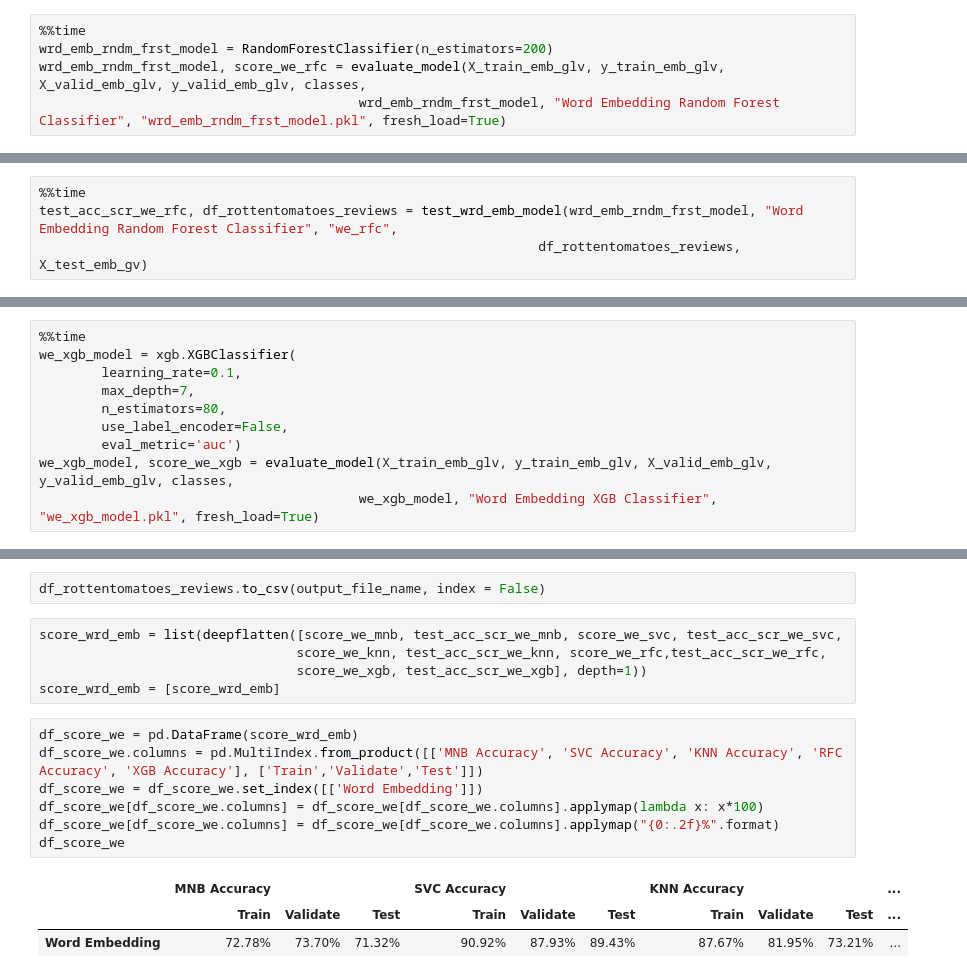
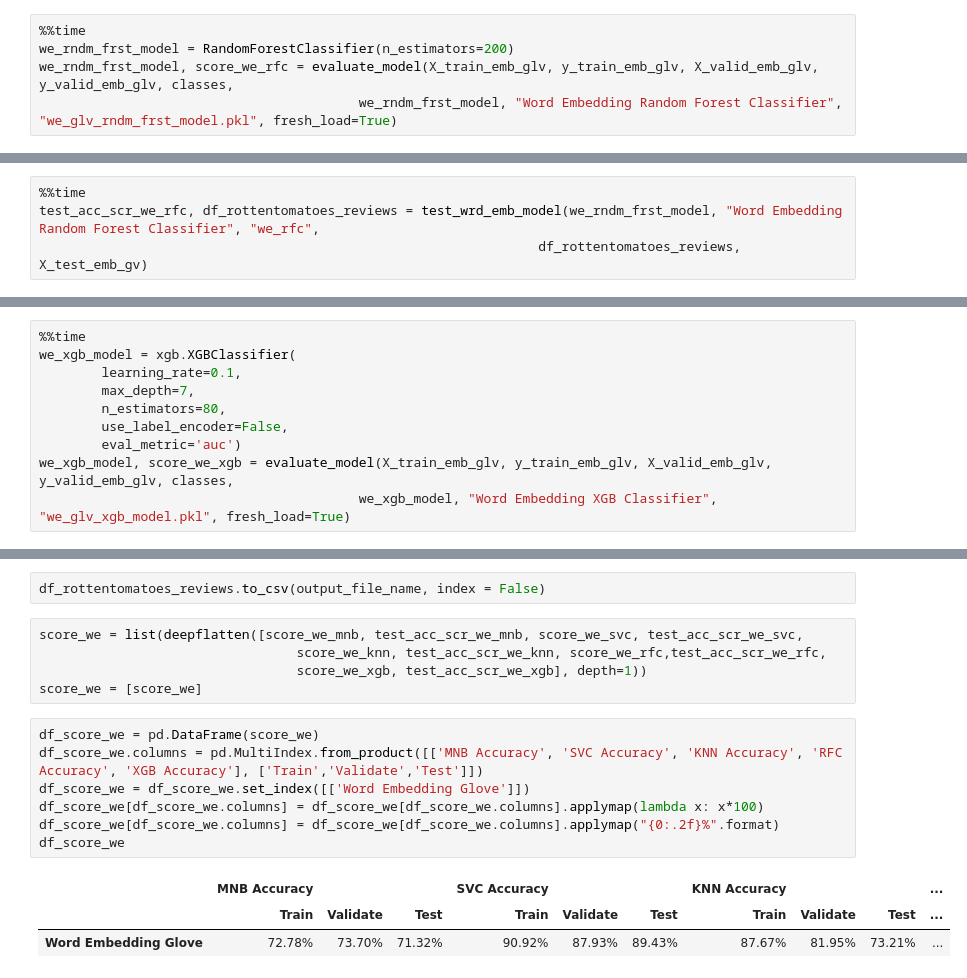
Before and after one commit to manavpatadia/Mca_Lab_Practicals, a Jupyter notebook: Semester 1/E3_NLP/Case_Study/Case_study_NLP.ipynb, the cells around one changed output, grey strips where cells are left out. Saved outputs shown, nothing was run; the diff lists cells and outputs as text.

```diff
--- a/Semester 1/E3_NLP/Case_Study/Case_study_NLP.ipynb
+++ b/Semester 1/E3_NLP/Case_Study/Case_study_NLP.ipynb
@@ -995,8 +1016,8 @@ df_rottentomatoes_reviews.to_csv(output_file_name, index = False)
 # %%
 %%time
-wrd_emb_rndm_frst_model = RandomForestClassifier(n_estimators=200)
-wrd_emb_rndm_frst_model, score_we_rfc = evaluate_model(X_train_emb_glv, y_train_emb_glv, X_valid_emb_glv, y_valid_emb_glv, classes,
-                                         wrd_emb_rndm_frst_model, "Word Embedding Random Forest Classifier", "wrd_emb_rndm_frst_model.pkl", fresh_load=True)
+we_rndm_frst_model = RandomForestClassifier(n_estimators=200)
+we_rndm_frst_model, score_we_rfc = evaluate_model(X_train_emb_glv, y_train_emb_glv, X_valid_emb_glv, y_valid_emb_glv, classes,
+                                         we_rndm_frst_model, "Word Embedding Random Forest Classifier", "we_glv_rndm_frst_model.pkl", fresh_load=True)
 # %% [output]
 ------------------------------------------------------------------------------------------------------------------------
 Train Accuracy Score of Word Embedding Random Forest Classifier model created using stemmed tf_idf vector is:
@@ -1029,6 +1051,6 @@ Wall time: 2min 26s
 # %%
 %%time
-test_acc_scr_we_rfc, df_rottentomatoes_reviews = test_wrd_emb_model(wrd_emb_rndm_frst_model, "Word Embedding Random Forest Classifier", "we_rfc",
+test_acc_scr_we_rfc, df_rottentomatoes_reviews = test_wrd_emb_model(we_rndm_frst_model, "Word Embedding Random Forest Classifier", "we_rfc",
                                                                 df_rottentomatoes_reviews, X_test_emb_gv)
 # %% [output]
 Test Accuracy Score of Word Embedding Random Forest Classifier Model created using lemmatized word embedding vector is:
@@ -1047,7 +1070,7 @@ we_xgb_model = xgb.XGBClassifier(
         use_label_encoder=False,
         eval_metric='auc')
 we_xgb_model, score_we_xgb = evaluate_model(X_train_emb_glv, y_train_emb_glv, X_valid_emb_glv, y_valid_emb_glv, classes,
-                                         we_xgb_model, "Word Embedding XGB Classifier", "we_xgb_model.pkl", fresh_load=True)
+                                         we_xgb_model, "Word Embedding XGB Classifier", "we_glv_xgb_model.pkl", fresh_load=True)
 # %% [output]
 ------------------------------------------------------------------------------------------------------------------------
 Train Accuracy Score of Word Embedding XGB Classifier model created using stemmed tf_idf vector is:
@@ -1088,18 +1113,18 @@ Wall time: 18.9 ms
 # %%
 df_rottentomatoes_reviews.to_csv(output_file_name, index = False)
 # %%
-score_wrd_emb = list(deepflatten([score_we_mnb, test_acc_scr_we_mnb, score_we_svc, test_acc_scr_we_svc,
+score_we = list(deepflatten([score_we_mnb, test_acc_scr_we_mnb, score_we_svc, test_acc_scr_we_svc,
                                  score_we_knn, test_acc_scr_we_knn, score_we_rfc,test_acc_scr_we_rfc,
                                  score_we_xgb, test_acc_scr_we_xgb], depth=1))
-score_wrd_emb = [score_wrd_emb]
+score_we = [score_we]
 # %%
-df_score_we = pd.DataFrame(score_wrd_emb)
+df_score_we = pd.DataFrame(score_we)
 df_score_we.columns = pd.MultiIndex.from_product([['MNB Accuracy', 'SVC Accuracy', 'KNN Accuracy', 'RFC Accuracy', 'XGB Accuracy'], ['Train','Validate','Test']])
-df_score_we = df_score_we.set_index([['Word Embedding']])
+df_score_we = df_score_we.set_index([['Word Embedding Glove']])
 df_score_we[df_score_we.columns] = df_score_we[df_score_we.columns].applymap(lambda x: x*100)
 df_score_we[df_score_we.columns] = df_score_we[df_score_we.columns].applymap("{0:.2f}%".format)
 df_score_we
 # %% [output]
 |  | MNB Accuracy |  |  | SVC Accuracy |  |  | KNN Accuracy |  |  | ... |
 |  | Train | Validate | Test | Train | Validate | Test | Train | Validate | Test | ... |
-| Word Embedding | 72.78% | 73.70% | 71.32% | 90.92% | 87.93% | 89.43% | 87.67% | 81.95% | 73.21% | ... |
+| Word Embedding Glove | 72.78% | 73.70% | 71.32% | 90.92% | 87.93% | 89.43% | 87.67% | 81.95% | 73.21% | ... |
```
Also changed, not shown: parts of 69 cells of this notebook, 40 other files.
